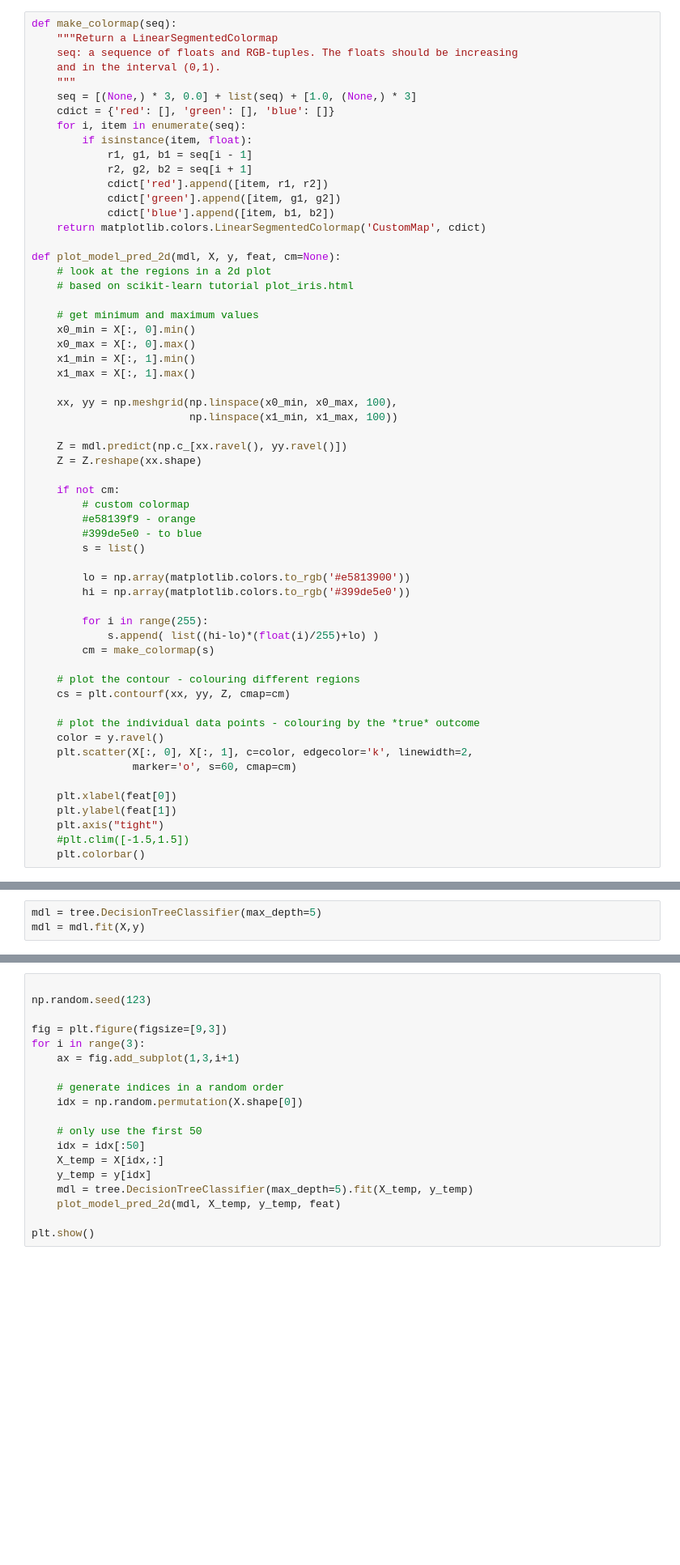
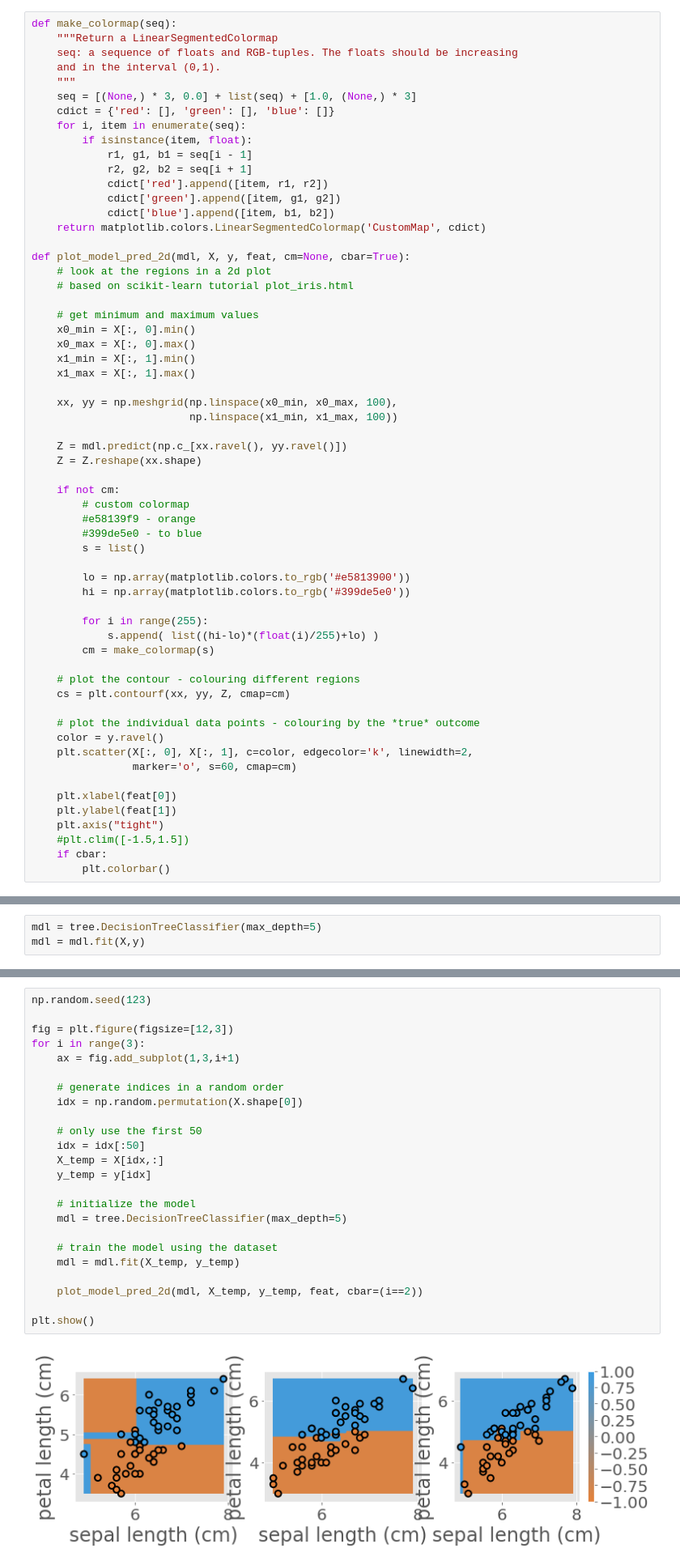
Before and after one commit to alistairewj/tree-prediction-tutorial, a Jupyter notebook: trees-classification.ipynb, the cells around one changed output, grey strips where cells are left out. Shown at 81% size. Cells and saved outputs as stored; diff of their text form; blank space fills up the shorter version.

```diff
--- a/trees-classification.ipynb
+++ b/trees-classification.ipynb
@@ -49,7 +52,7 @@ def make_colormap(seq):
             cdict['blue'].append([item, b1, b2])
     return matplotlib.colors.LinearSegmentedColormap('CustomMap', cdict)
 
-def plot_model_pred_2d(mdl, X, y, feat, cm=None):
+def plot_model_pred_2d(mdl, X, y, feat, cm=None, cbar=True):
     # look at the regions in a 2d plot
     # based on scikit-learn tutorial plot_iris.html
 
@@ -90,4 +93,5 @@ def plot_model_pred_2d(mdl, X, y, feat, cm=None):
     plt.ylabel(feat[1])
     plt.axis("tight")
     #plt.clim([-1.5,1.5])
-    plt.colorbar()
+    if cbar:
+        plt.colorbar()
@@ -211,24 +273,31 @@ This is where "pruning" the tree comes in (trust me, the gardening influenced pl
 
 Before we move on to boosting, it will be useful to demonstrate how decision trees have high "variance". In this context, variance refers to a property of some models to have a wide range of performance given random samples of data. Let's take a look at randomly slicing the data we have too see what that means.
 # %%
-
 np.random.seed(123)
 
-fig = plt.figure(figsize=[9,3])
+fig = plt.figure(figsize=[12,3])
 for i in range(3):
     ax = fig.add_subplot(1,3,i+1)
 
     # generate indices in a random order
     idx = np.random.permutation(X.shape[0])
 
     # only use the first 50
     idx = idx[:50]
     X_temp = X[idx,:]
     y_temp = y[idx]
-    mdl = tree.DecisionTreeClassifier(max_depth=5).fit(X_temp, y_temp)
-    plot_model_pred_2d(mdl, X_temp, y_temp, feat)
+
+    # initialize the model
+    mdl = tree.DecisionTreeClassifier(max_depth=5)
+
+    # train the model using the dataset
+    mdl = mdl.fit(X_temp, y_temp)
+
+    plot_model_pred_2d(mdl, X_temp, y_temp, feat, cbar=(i==2))
 
 plt.show()
+# %% [output]
+[figure, added]
 # %% [markdown]
 Above we can see that we are using random subsets of data, and as a result, our decision boundary can change quite a bit. As you could guess, we actually don't want a model that randomly works well and randomly works poorly, so you may wonder why this is useful. The trick is that by combining many of instances of "high variance" classifiers (decision trees), we can end up with a single classifier with low variance. There is an old joke: two farmers and a statistician go hunting. They see a deer: the first farmer shoots, and misses to the left. The next farmer shoots, and misses to the right. The statistician yells "We got it!!".
 
```
Also changed, not shown: parts of 36 cells of this notebook.
